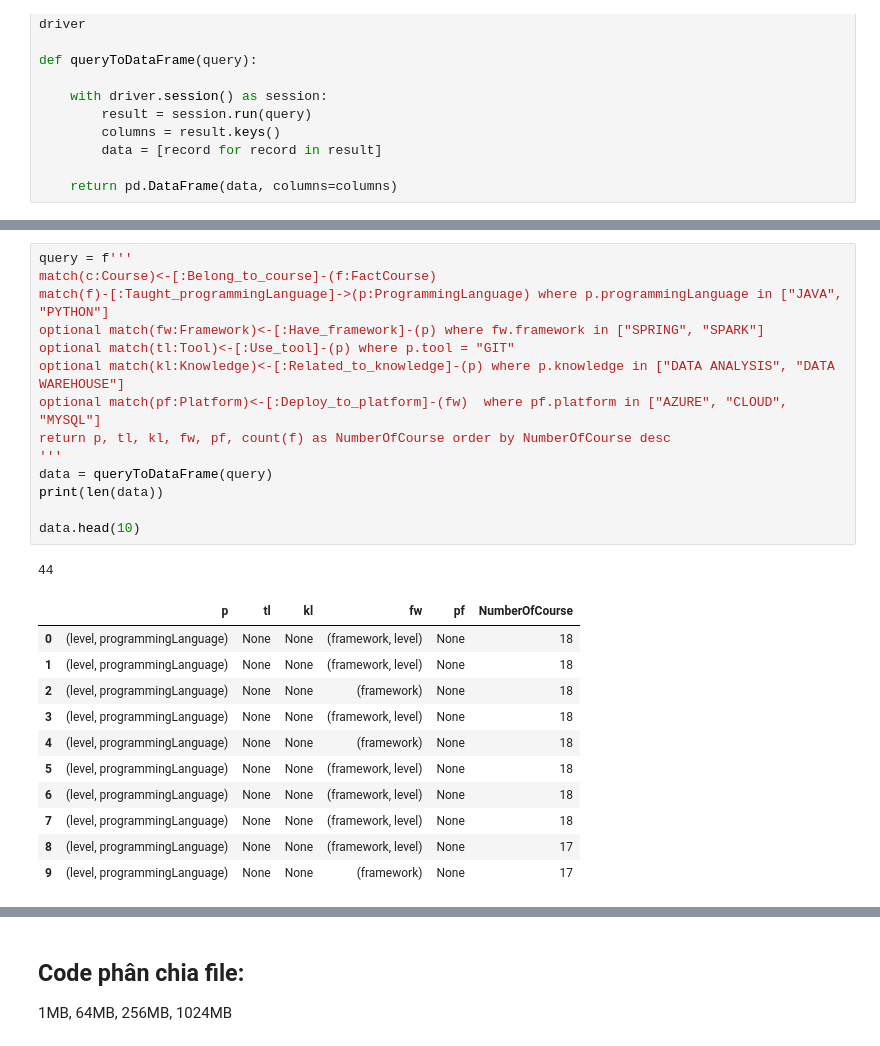
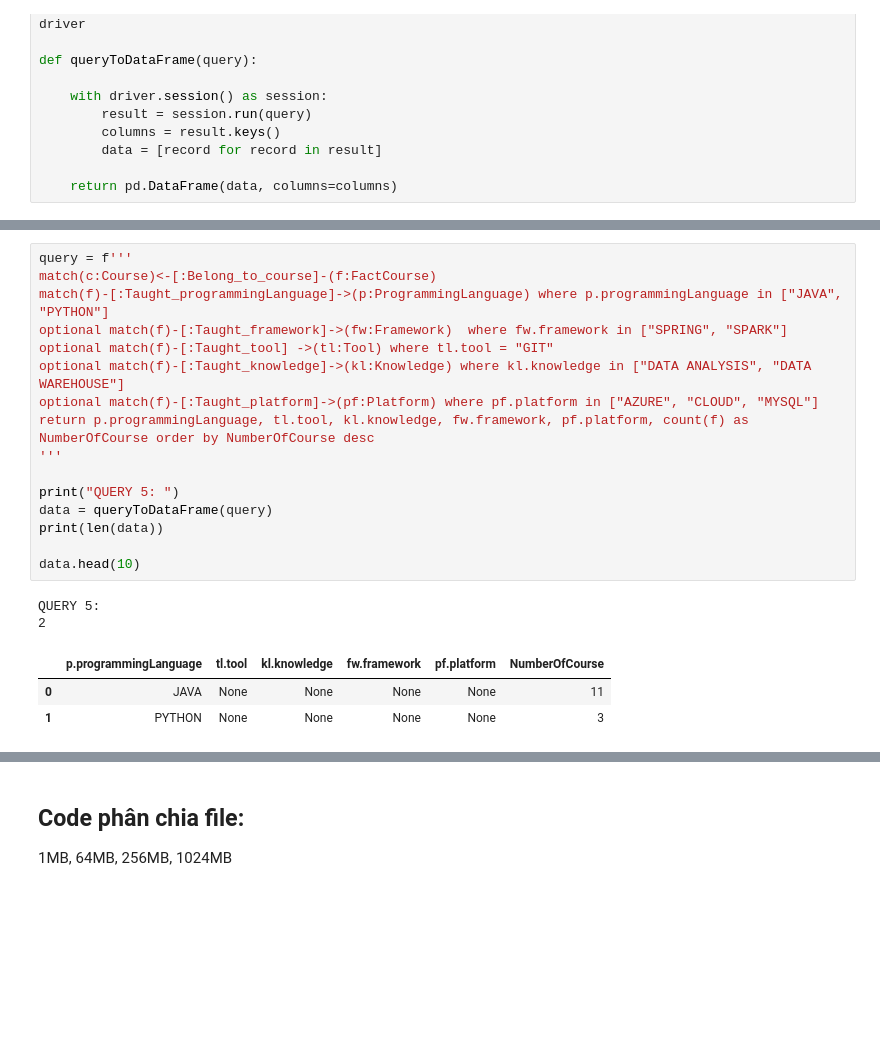
Before and after one commit to HelloWorld-00001/RecommandationCourseWeb-Neo4j, a Jupyter notebook: MyPaperDataSet/Code/TDWvsGDW.ipynb, the cells around one changed output, grey strips where cells are left out. Cells and saved outputs as stored; diff of their text form; blank space fills up the shorter version.

Commit message:
Fix course recommandation path

```diff
--- a/MyPaperDataSet/Code/TDWvsGDW.ipynb
+++ b/MyPaperDataSet/Code/TDWvsGDW.ipynb
@@ -156,27 +168,22 @@ data.head(10)
 # %%
 query = f'''
 match(c:Course)<-[:Belong_to_course]-(f:FactCourse)
 match(f)-[:Taught_programmingLanguage]->(p:ProgrammingLanguage) where p.programmingLanguage in ["JAVA", "PYTHON"]
-optional match(fw:Framework)<-[:Have_framework]-(p) where fw.framework in ["SPRING", "SPARK"]
-optional match(tl:Tool)<-[:Use_tool]-(p) where p.tool = "GIT"
-optional match(kl:Knowledge)<-[:Related_to_knowledge]-(p) where p.knowledge in ["DATA ANALYSIS", "DATA WAREHOUSE"]
-optional match(pf:Platform)<-[:Deploy_to_platform]-(fw)  where pf.platform in ["AZURE", "CLOUD", "MYSQL"]
-return p, tl, kl, fw, pf, count(f) as NumberOfCourse order by NumberOfCourse desc
+optional match(f)-[:Taught_framework]->(fw:Framework)  where fw.framework in ["SPRING", "SPARK"]
+optional match(f)-[:Taught_tool] ->(tl:Tool) where tl.tool = "GIT"
+optional match(f)-[:Taught_knowledge]->(kl:Knowledge) where kl.knowledge in ["DATA ANALYSIS", "DATA WAREHOUSE"]
+optional match(f)-[:Taught_platform]->(pf:Platform) where pf.platform in ["AZURE", "CLOUD", "MYSQL"]
+return p.programmingLanguage, tl.tool, kl.knowledge, fw.framework, pf.platform, count(f) as NumberOfCourse order by NumberOfCourse desc
 '''
+
+print("QUERY 5: ")
 data = queryToDataFrame(query)
 print(len(data))
 
 data.head(10)
 # %% [output]
-44
+QUERY 5:
+2
-|  | p | tl | kl | fw | pf | NumberOfCourse |
-| 0 | (level, programmingLanguage) | None | None | (framework, level) | None | 18 |
-| 1 | (level, programmingLanguage) | None | None | (framework, level) | None | 18 |
-| 2 | (level, programmingLanguage) | None | None | (framework) | None | 18 |
-| 3 | (level, programmingLanguage) | None | None | (framework, level) | None | 18 |
-| 4 | (level, programmingLanguage) | None | None | (framework) | None | 18 |
-| 5 | (level, programmingLanguage) | None | None | (framework, level) | None | 18 |
-| 6 | (level, programmingLanguage) | None | None | (framework, level) | None | 18 |
-| 7 | (level, programmingLanguage) | None | None | (framework, level) | None | 18 |
-| 8 | (level, programmingLanguage) | None | None | (framework, level) | None | 17 |
-| 9 | (level, programmingLanguage) | None | None | (framework) | None | 17 |
+|  | p.programmingLanguage | tl.tool | kl.knowledge | fw.framework | pf.platform | NumberOfCourse |
+| 0 | JAVA | None | None | None | None | 11 |
+| 1 | PYTHON | None | None | None | None | 3 |
```
Also changed, not shown: parts of 11 cells of this notebook, 52 other files.
